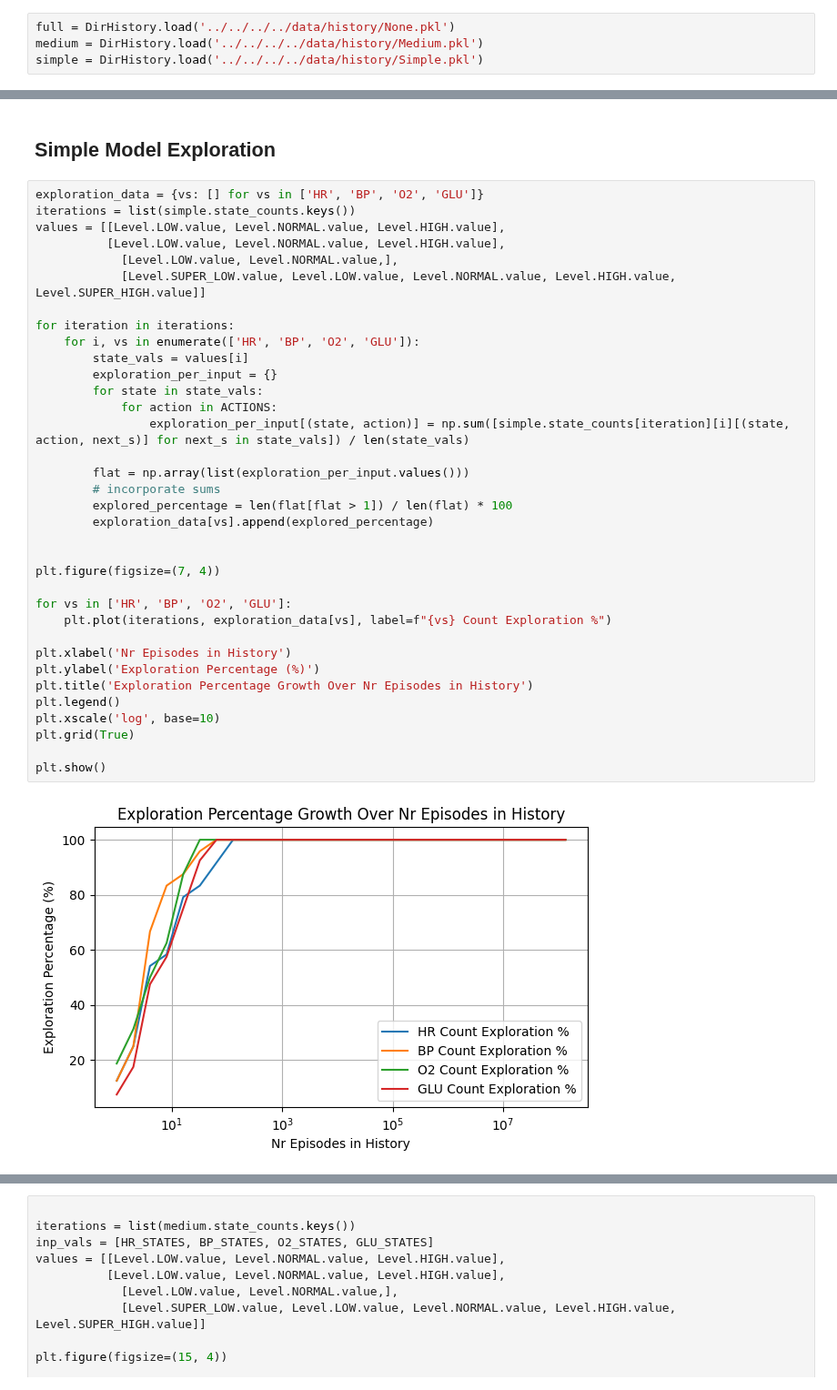
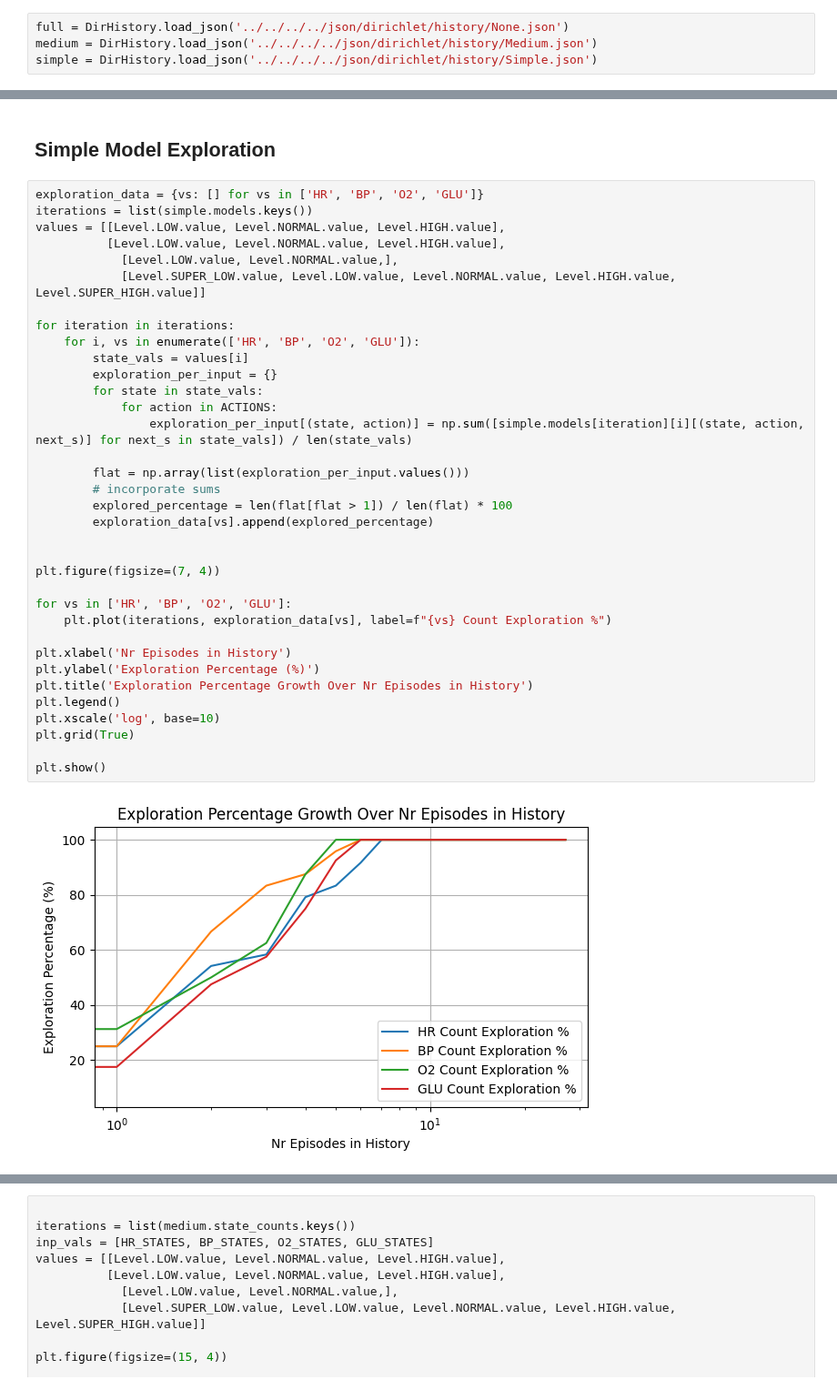
Before and after one commit to luisastue/hc-rl-thompson-sampling, a Jupyter notebook: sepsis/custom_sepsis/src/custom_sepsis/models/dirichlet/notebooks/plot/history.ipynb, the cells around one changed output, grey strips where cells are left out. Shown at 91% size. Drawn from its saved outputs; the diff is of its cells as text.

```diff
--- a/sepsis/custom_sepsis/src/custom_sepsis/models/dirichlet/notebooks/plot/history.ipynb
+++ b/sepsis/custom_sepsis/src/custom_sepsis/models/dirichlet/notebooks/plot/history.ipynb
@@ -3,6 +3,6 @@ import matplotlib.pyplot as plt
 import numpy as np
 from custom_sepsis import *
 # %%
-full = DirHistory.load('../../../../data/history/None.pkl')
-medium = DirHistory.load('../../../../data/history/Medium.pkl')
-simple = DirHistory.load('../../../../data/history/Simple.pkl')
+full = DirHistory.load_json('../../../../json/dirichlet/history/None.json')
+medium = DirHistory.load_json('../../../../json/dirichlet/history/Medium.json')
+simple = DirHistory.load_json('../../../../json/dirichlet/history/Simple.json')
@@ -12,40 +10,40 @@ ModuleNotFoundError: No module named 'custom_sepsis.evaluate'
 ## Simple Model Exploration
 # %%
 exploration_data = {vs: [] for vs in ['HR', 'BP', 'O2', 'GLU']}
-iterations = list(simple.state_counts.keys())
+iterations = list(simple.models.keys())
 values = [[Level.LOW.value, Level.NORMAL.value, Level.HIGH.value],
           [Level.LOW.value, Level.NORMAL.value, Level.HIGH.value],
             [Level.LOW.value, Level.NORMAL.value,],
             [Level.SUPER_LOW.value, Level.LOW.value, Level.NORMAL.value, Level.HIGH.value, Level.SUPER_HIGH.value]]
 
 for iteration in iterations:
     for i, vs in enumerate(['HR', 'BP', 'O2', 'GLU']):
         state_vals = values[i]
         exploration_per_input = {}
         for state in state_vals:
             for action in ACTIONS:
-                exploration_per_input[(state, action)] = np.sum([simple.state_counts[iteration][i][(state, action, next_s)] for next_s in state_vals]) / len(state_vals)
+                exploration_per_input[(state, action)] = np.sum([simple.models[iteration][i][(state, action, next_s)] for next_s in state_vals]) / len(state_vals)
 
         flat = np.array(list(exploration_per_input.values()))
         # incorporate sums
         explored_percentage = len(flat[flat > 1]) / len(flat) * 100
         exploration_data[vs].append(explored_percentage)
 
 
 plt.figure(figsize=(7, 4))
 
 for vs in ['HR', 'BP', 'O2', 'GLU']:
     plt.plot(iterations, exploration_data[vs], label=f"{vs} Count Exploration %")
 
 plt.xlabel('Nr Episodes in History')
 plt.ylabel('Exploration Percentage (%)')
 plt.title('Exploration Percentage Growth Over Nr Episodes in History')
 plt.legend()
 plt.xscale('log', base=10)
 plt.grid(True)
 
 plt.show()
 # %% [output]
-[figure, old version]
+[figure, new version]
 # %%
 
```
Also changed, not shown: parts of 4 cells of this notebook, 16 other files.
